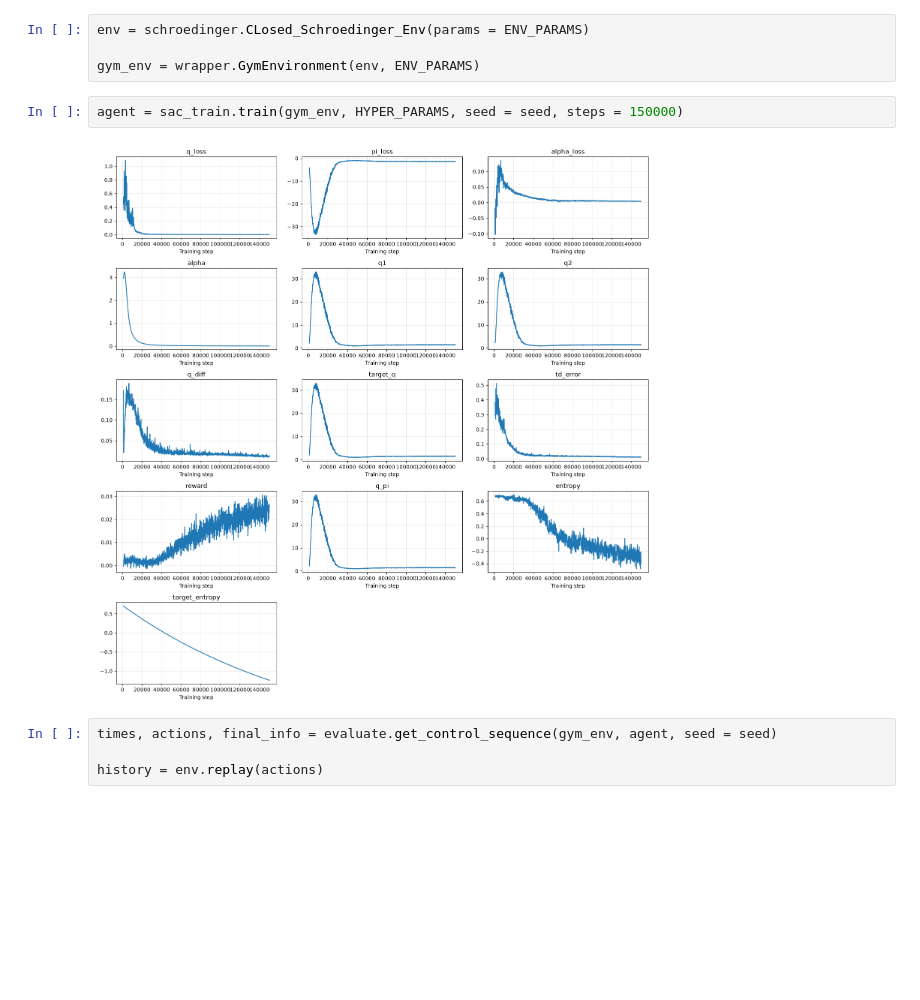
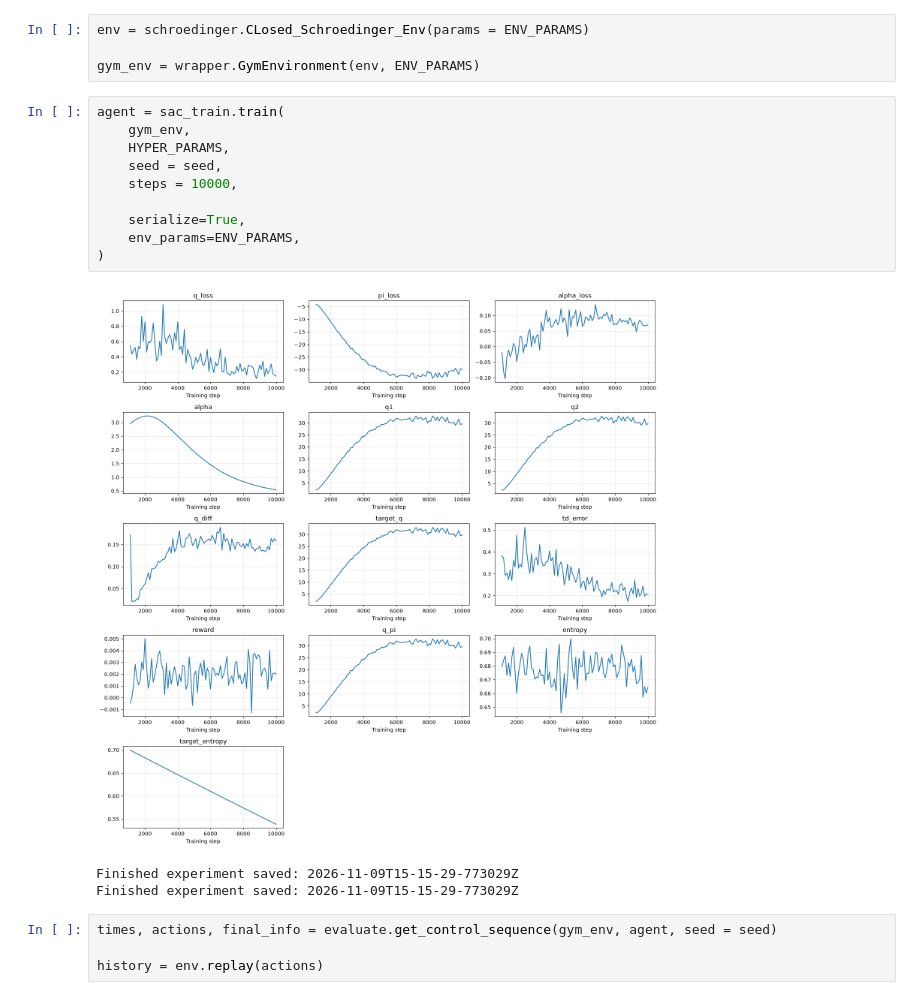
Before and after one commit to philipprichter3/Masters-Thesis, a Jupyter notebook: jupyter/schroedinger_SAC.ipynb, the cells around one changed output. Saved outputs shown, nothing was run; the diff lists cells and outputs as text; blank space fills up the shorter version.

Commit message:
implemented agent serialization

```diff
--- a/jupyter/schroedinger_SAC.ipynb
+++ b/jupyter/schroedinger_SAC.ipynb
@@ -84,9 +84,19 @@ env = schroedinger.CLosed_Schroedinger_Env(params = ENV_PARAMS)
 
 gym_env = wrapper.GymEnvironment(env, ENV_PARAMS)
 # %%
-agent = sac_train.train(gym_env, HYPER_PARAMS, seed = seed, steps = 150000)
+agent = sac_train.train(
+    gym_env,
+    HYPER_PARAMS,
+    seed = seed,
+    steps = 10000,
+
+    serialize=True,
+    env_params=ENV_PARAMS,
+)
 # %% [output]
-[figure, old version]
+[figure, new version]
+Finished experiment saved: 2026-11-09T15-15-29-773029Z
+Finished experiment saved: 2026-11-09T15-15-29-773029Z
 # %%
 times, actions, final_info = evaluate.get_control_sequence(gym_env, agent, seed = seed)
 
```
Also changed, not shown: parts of 3 cells of this notebook, 10 other files.
